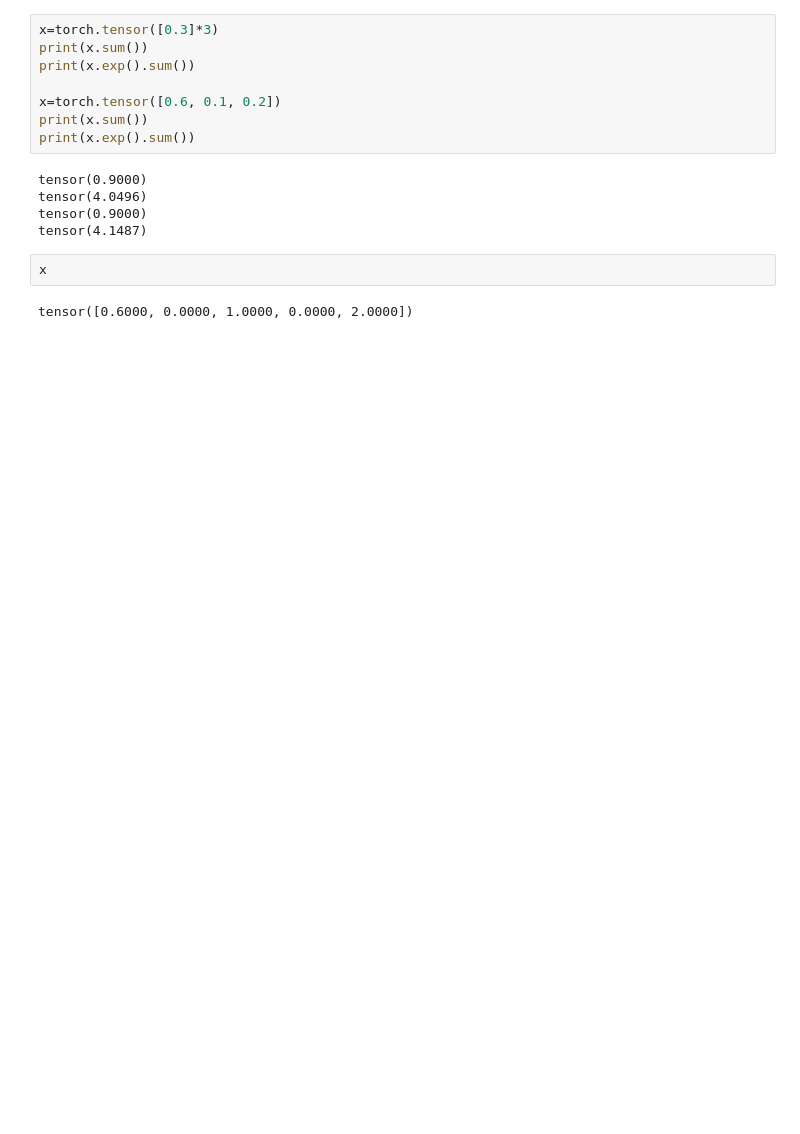
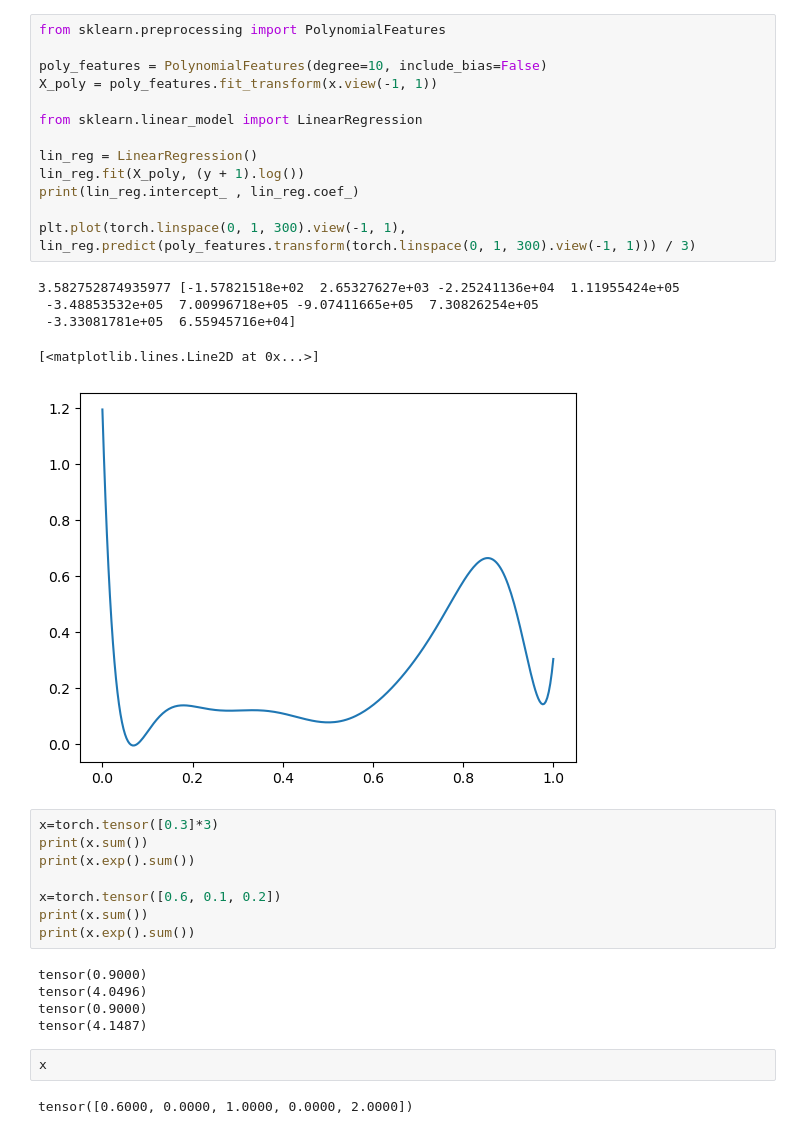
Before and after one commit to secondvoca/sdc_ae_23, a Jupyter notebook: test.ipynb, the cells around one changed output. Drawn from its saved outputs; the diff is of its cells as text; blank space fills up the shorter version.

```diff
--- a/test.ipynb
+++ b/test.ipynb
@@ -15,3 +40,22 @@ tensor(27)
+# %%
+from sklearn.preprocessing import PolynomialFeatures
+
+poly_features = PolynomialFeatures(degree=10, include_bias=False)
+X_poly = poly_features.fit_transform(x.view(-1, 1))
+
+from sklearn.linear_model import LinearRegression
+
+lin_reg = LinearRegression()
+lin_reg.fit(X_poly, (y + 1).log())
+print(lin_reg.intercept_ , lin_reg.coef_)
+
+plt.plot(torch.linspace(0, 1, 300).view(-1, 1), lin_reg.predict(poly_features.transform(torch.linspace(0, 1, 300).view(-1, 1))) / 3)
+# %% [output]
+3.582752874935977 [-1.57821518e+02  2.65327627e+03 -2.25241136e+04  1.11955424e+05
+ -3.48853532e+05  7.00996718e+05 -9.07411665e+05  7.30826254e+05
+ -3.33081781e+05  6.55945716e+04]
+[<matplotlib.lines.Line2D at 0x...>]
+[figure, added]
 # %%
 x=torch.tensor([0.3]*3)
 print(x.sum())
```
Also changed, not shown: parts of 8 cells of this notebook, 7 other files.
